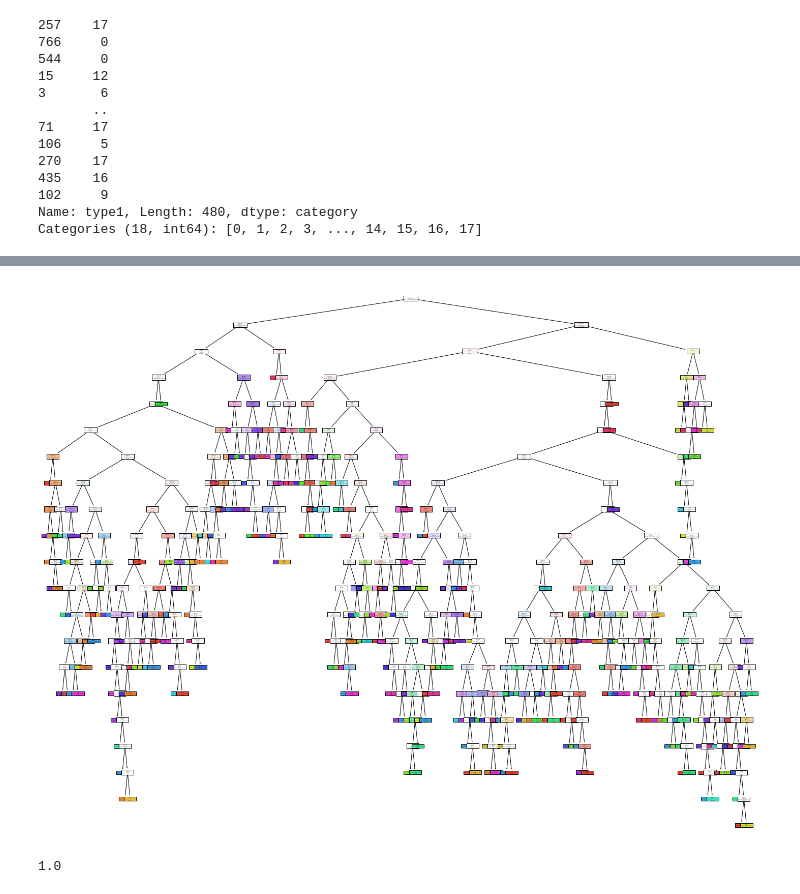
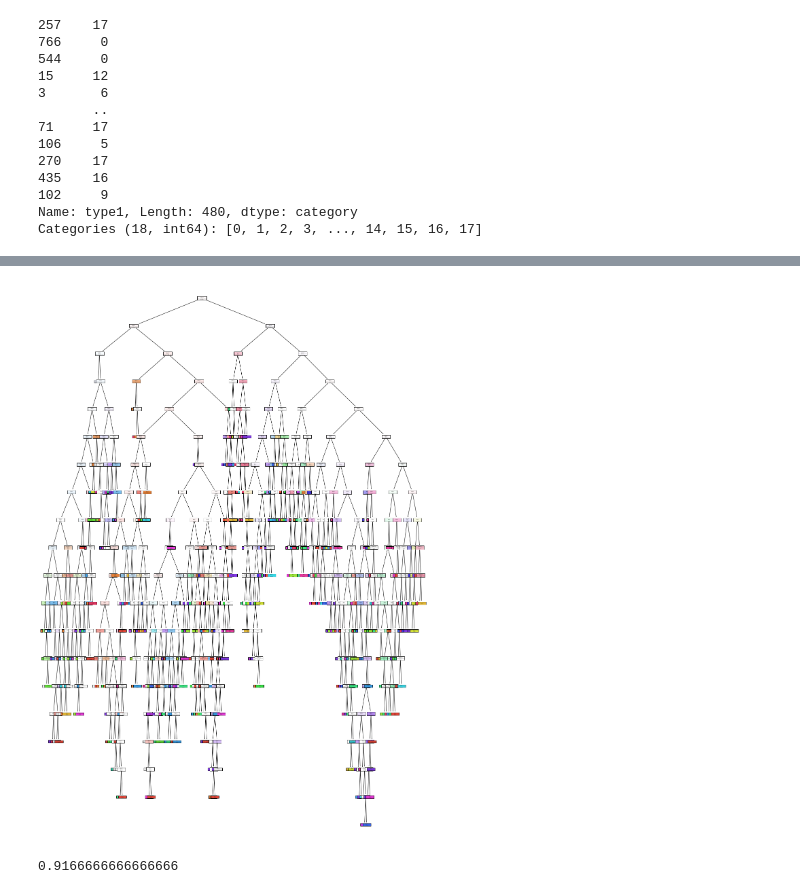
Before and after one commit to luanamitsudo/Projeto-2-Cdados-2021, a Jupyter notebook: Projeto2_CDADOS.ipynb, the cells around one changed output, grey strips where cells are left out. Cells and saved outputs as stored; diff of their text form; code cells hidden in the pictures.

```diff
--- a/Projeto2_CDADOS.ipynb
+++ b/Projeto2_CDADOS.ipynb
@@ -194,7 +175,7 @@ Name: type1, Length: 480, dtype: category
 Categories (18, int64): [0, 1, 2, 3, ..., 14, 15, 16, 17]
 # %%
 from sklearn import tree
-X = dados_train[['attack', 'base_total', 'defense', 'height_m', 'hp','sp_attack', 'sp_defense', 'speed','weight_kg']]
+X = dados_train[['height_m','weight_kg']]
 Y = dados_train['type1']
 clf = tree.DecisionTreeClassifier()
 clf = clf.fit(X, Y)
@@ -220,13 +194,13 @@ df.sort_values("feature_importances",ascending=False)
 # %%
-fig = plt.figure(figsize=(25,20))
+fig = plt.figure(figsize=(20,30))
 _ = tree.plot_tree(clf,
                    feature_names=X.columns,
                    class_names=tipos_pokemon,
                    filled=True)
 fig.savefig("decistion_tree.png")
 # %% [output]
-[figure, old version]
+[figure, new version]
 # %%
 clf.score(X,Y)
 # %% [output]
-1.0
+0.9166666666666666
```
Also changed, not shown: parts of 7 cells of this notebook, 1 other file.
